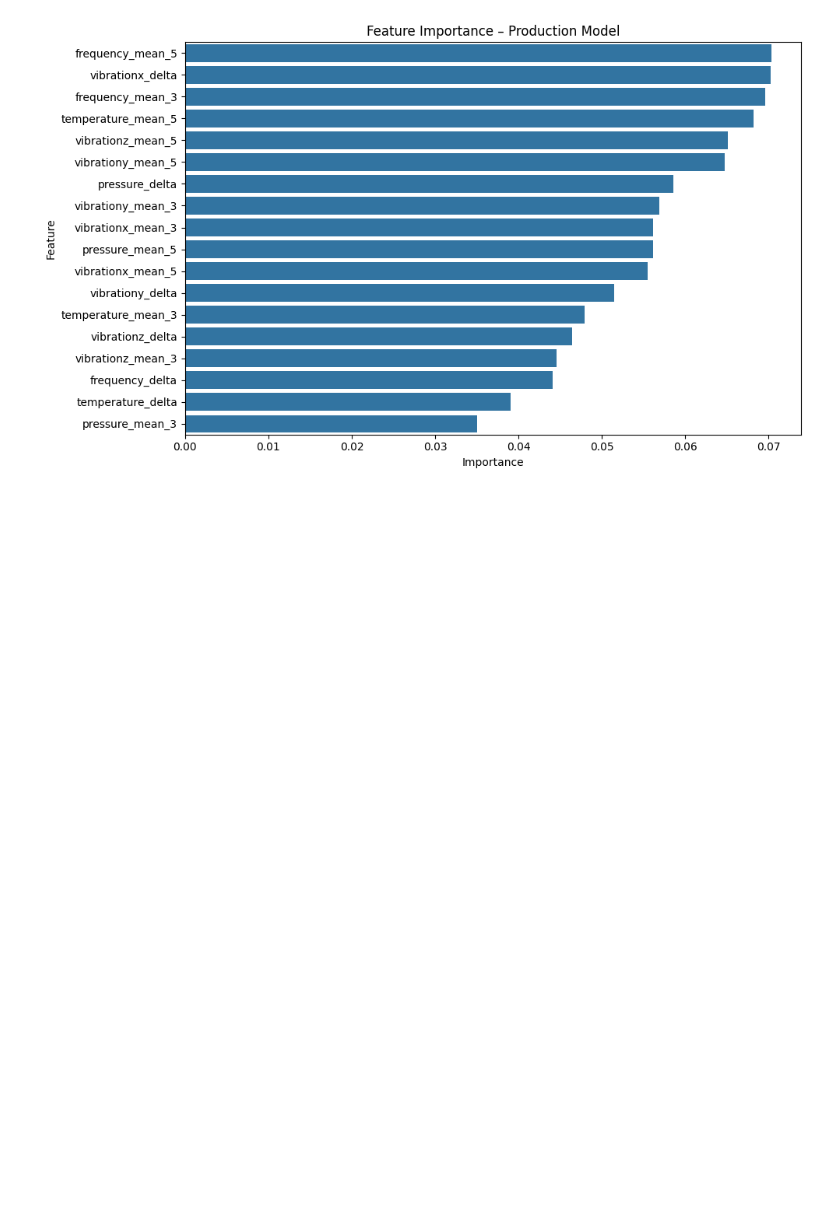
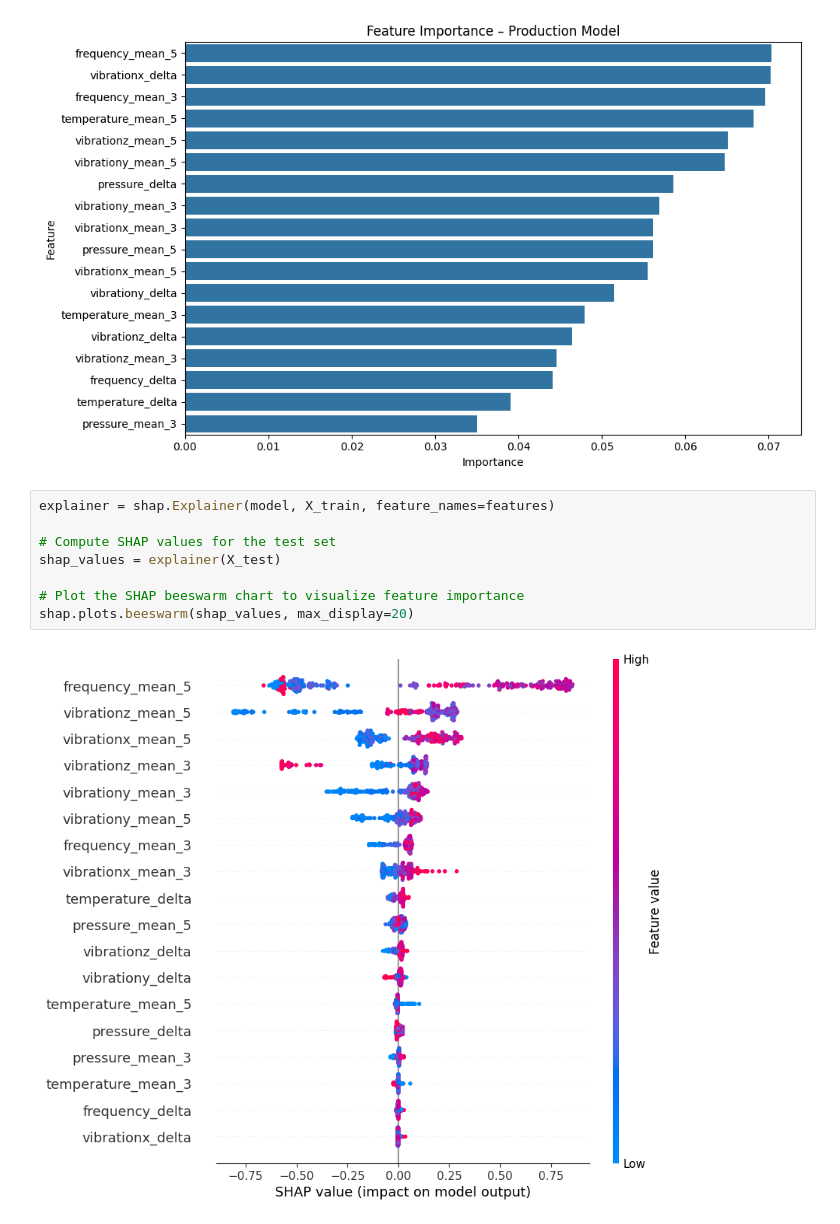
Before and after one commit to luizoaf/shape, a Jupyter notebook: luiz_alves_teste_shape.ipynb, the cells around one changed output. Cells and saved outputs as stored; diff of their text form; blank space fills up the shorter version.

```diff
--- a/luiz_alves_teste_shape.ipynb
+++ b/luiz_alves_teste_shape.ipynb
@@ -1071,3 +1070,13 @@ def plot_feature_importance(
 plot_feature_importance(model, features)
 # %% [output]
 [figure]
+# %%
+explainer = shap.Explainer(model, X_train, feature_names=features)
+
+# Compute SHAP values for the test set
+shap_values = explainer(X_test)
+
+# Plot the SHAP beeswarm chart to visualize feature importance
+shap.plots.beeswarm(shap_values, max_display=20)
+# %% [output]
+[figure, added]
```
Also changed, not shown: parts of 3 cells of this notebook.
